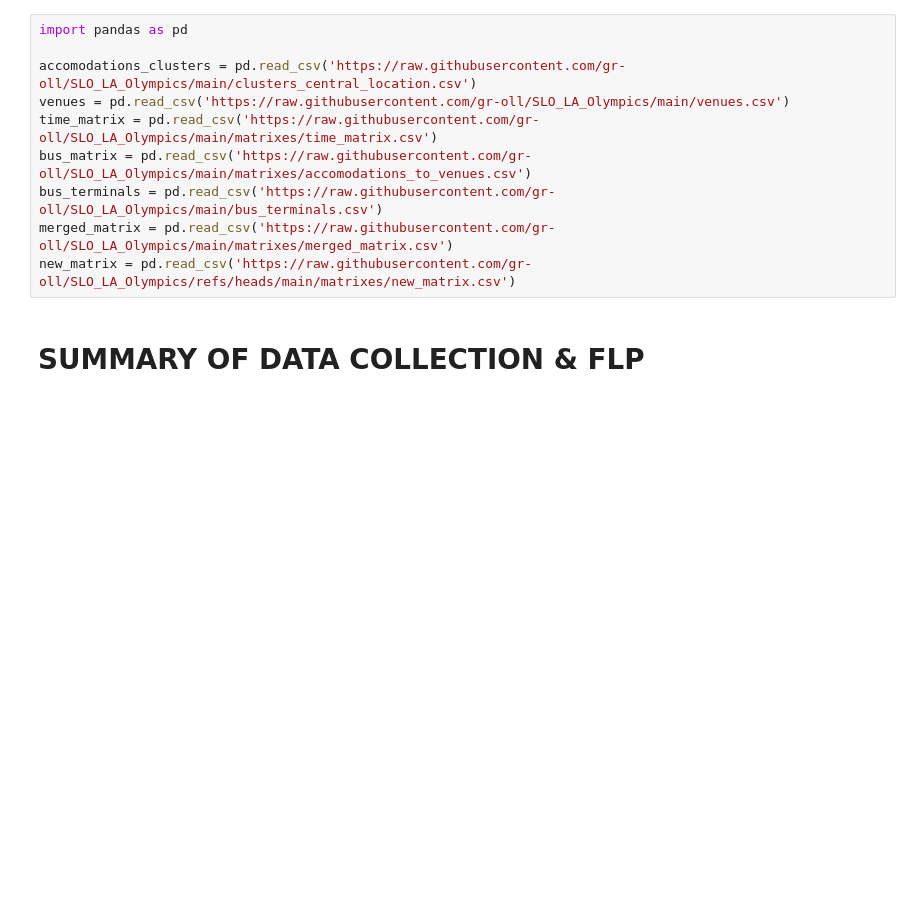
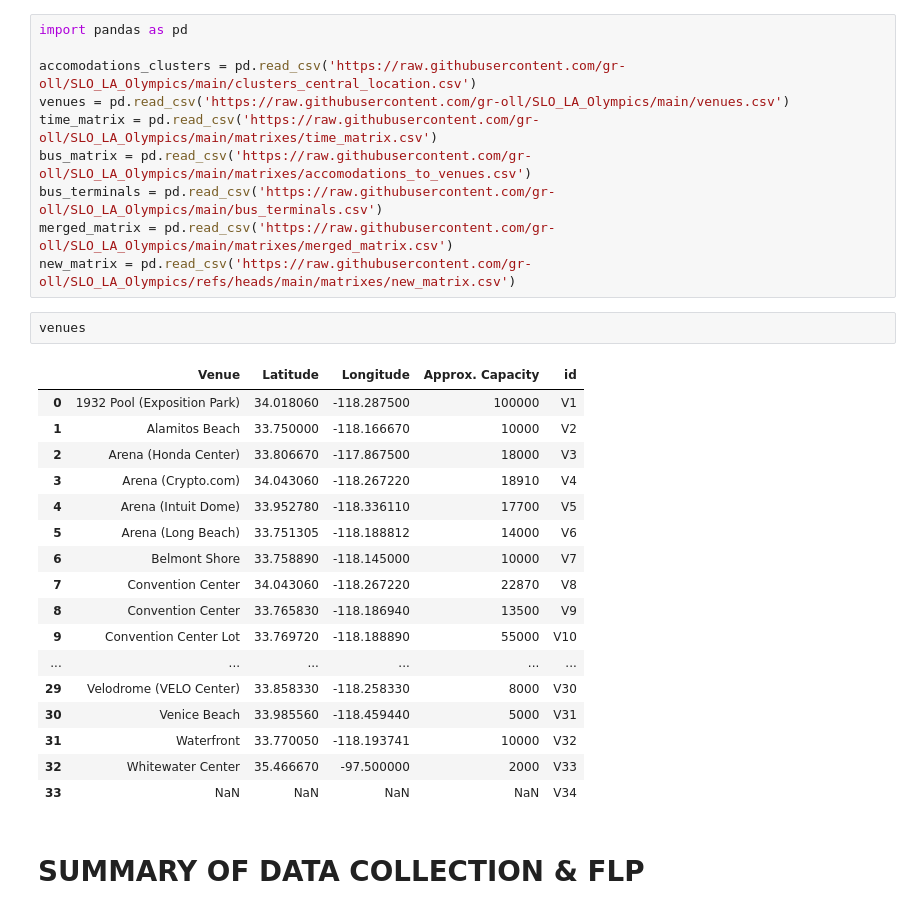
Before and after one commit to clarabot1/SLO_LA_Olympics, a Jupyter notebook: summary.ipynb, the cells around one changed output. Drawn from its saved outputs; the diff is of its cells as text; blank space fills up the shorter version.

```diff
--- a/summary.ipynb
+++ b/summary.ipynb
@@ -8,6 +8,26 @@ bus_matrix = pd.read_csv('https://raw.githubusercontent.com/gr-oll/SLO_LA_Olympi
 bus_terminals = pd.read_csv('https://raw.githubusercontent.com/gr-oll/SLO_LA_Olympics/main/bus_terminals.csv')
 merged_matrix = pd.read_csv('https://raw.githubusercontent.com/gr-oll/SLO_LA_Olympics/main/matrixes/merged_matrix.csv')
 new_matrix = pd.read_csv('https://raw.githubusercontent.com/gr-oll/SLO_LA_Olympics/refs/heads/main/matrixes/new_matrix.csv')
+# %%
+venues
+# %% [output]
+|  | Venue | Latitude | Longitude | Approx. Capacity | id |
+| 0 | 1932 Pool (Exposition Park) | 34.018060 | -118.287500 | 100000 | V1 |
+| 1 | Alamitos Beach | 33.750000 | -118.166670 | 10000 | V2 |
+| 2 | Arena (Honda Center) | 33.806670 | -117.867500 | 18000 | V3 |
+| 3 | Arena (Crypto.com) | 34.043060 | -118.267220 | 18910 | V4 |
+| 4 | Arena (Intuit Dome) | 33.952780 | -118.336110 | 17700 | V5 |
+| 5 | Arena (Long Beach) | 33.751305 | -118.188812 | 14000 | V6 |
+| 6 | Belmont Shore | 33.758890 | -118.145000 | 10000 | V7 |
+| 7 | Convention Center | 34.043060 | -118.267220 | 22870 | V8 |
+| 8 | Convention Center | 33.765830 | -118.186940 | 13500 | V9 |
+| 9 | Convention Center Lot | 33.769720 | -118.188890 | 55000 | V10 |
+| ... | ... | ... | ... | ... | ... |
+| 29 | Velodrome (VELO Center) | 33.858330 | -118.258330 | 8000 | V30 |
+| 30 | Venice Beach | 33.985560 | -118.459440 | 5000 | V31 |
+| 31 | Waterfront | 33.770050 | -118.193741 | 10000 | V32 |
+| 32 | Whitewater Center | 35.466670 | -97.500000 | 2000 | V33 |
+| 33 | NaN | NaN | NaN | NaN | V34 |
 # %% [markdown]
 # SUMMARY OF DATA COLLECTION & FLP
 # %%
```
Also changed, not shown: parts of 9 cells of this notebook.
